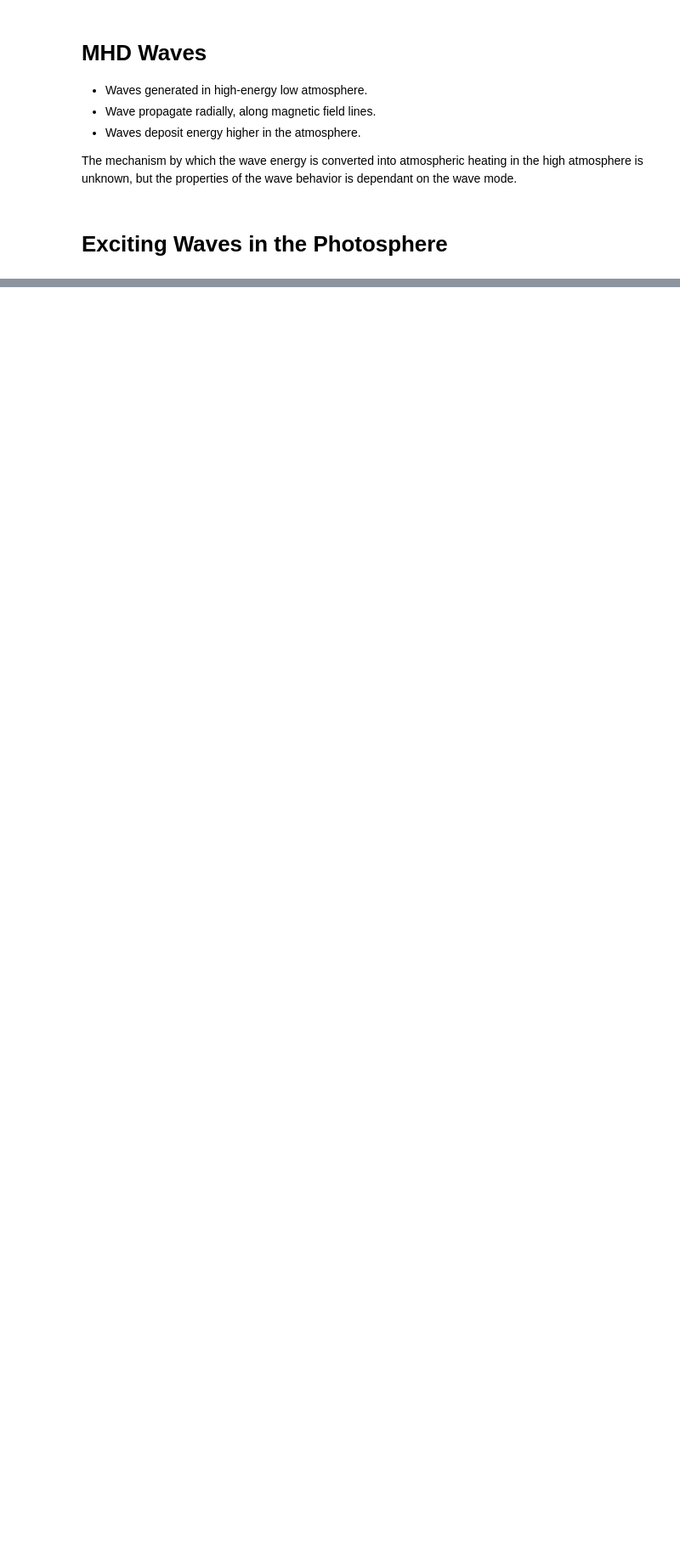
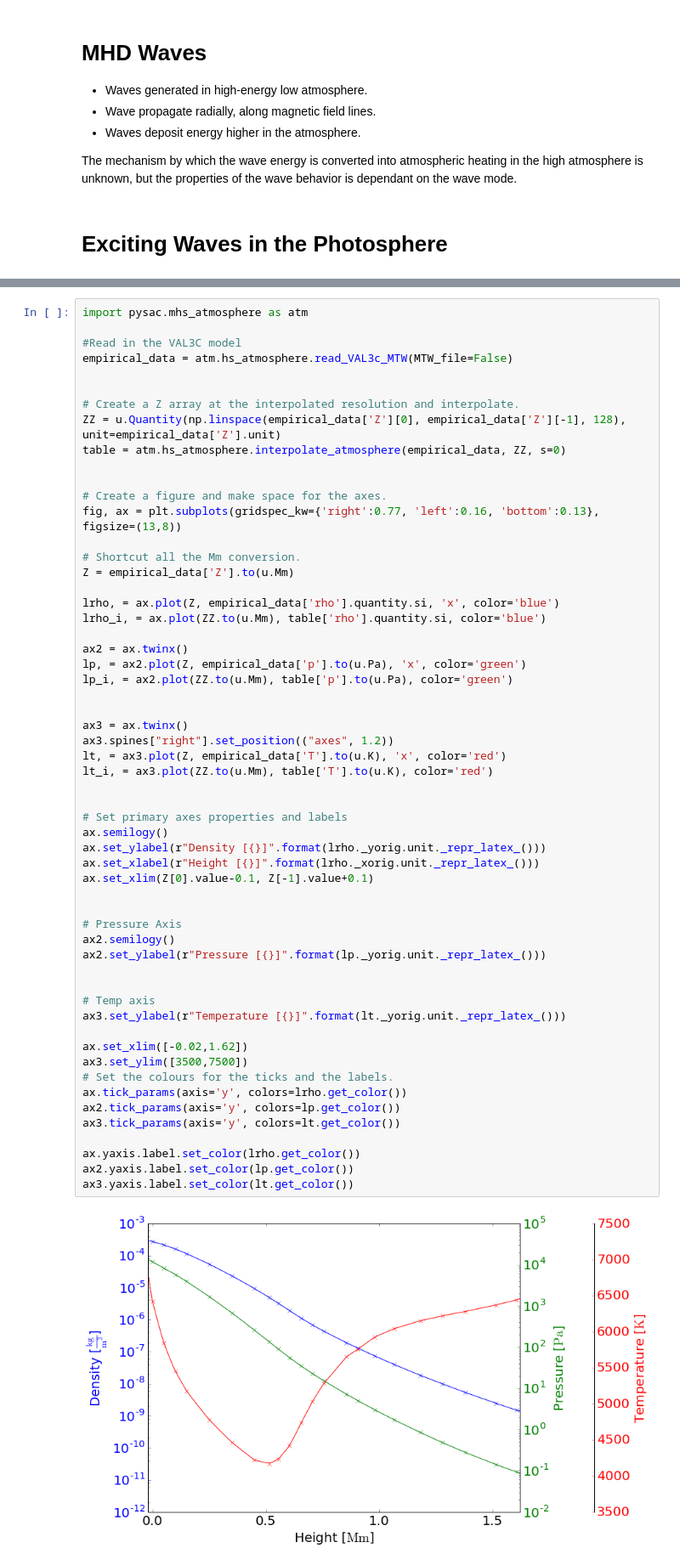
Before and after one commit to Cadair/VivaTalk, a Jupyter notebook: Viva.ipynb, the cells around one changed output, grey strips where cells are left out. Shown at 85% size. Saved outputs shown, nothing was run; the diff lists cells and outputs as text; blank space fills up the shorter version.

Commit message:
More updates, into background model etc.

```diff
--- a/Viva.ipynb
+++ b/Viva.ipynb
@@ -171,0 +216,59 @@ mm.plot()
+# %%
+import pysac.mhs_atmosphere as atm
+
+#Read in the VAL3C model
+empirical_data = atm.hs_atmosphere.read_VAL3c_MTW(MTW_file=False)
+
+
+# Create a Z array at the interpolated resolution and interpolate.
+ZZ = u.Quantity(np.linspace(empirical_data['Z'][0], empirical_data['Z'][-1], 128), unit=empirical_data['Z'].unit)
+table = atm.hs_atmosphere.interpolate_atmosphere(empirical_data, ZZ, s=0)
+
+
+# Create a figure and make space for the axes.
+fig, ax = plt.subplots(gridspec_kw={'right':0.77, 'left':0.16, 'bottom':0.13}, figsize=(13,8))
+
+# Shortcut all the Mm conversion.
+Z = empirical_data['Z'].to(u.Mm)
+
+lrho, = ax.plot(Z, empirical_data['rho'].quantity.si, 'x', color='blue')
+lrho_i, = ax.plot(ZZ.to(u.Mm), table['rho'].quantity.si, color='blue')
+
+ax2 = ax.twinx()
+lp, = ax2.plot(Z, empirical_data['p'].to(u.Pa), 'x', color='green')
+lp_i, = ax2.plot(ZZ.to(u.Mm), table['p'].to(u.Pa), color='green')
+
+
+ax3 = ax.twinx()
+ax3.spines["right"].set_position(("axes", 1.2))
+lt, = ax3.plot(Z, empirical_data['T'].to(u.K), 'x', color='red')
+lt_i, = ax3.plot(ZZ.to(u.Mm), table['T'].to(u.K), color='red')
+
+
+# Set primary axes properties and labels
+ax.semilogy()
+ax.set_ylabel(r"Density [{}]".format(lrho._yorig.unit._repr_latex_()))
+ax.set_xlabel(r"Height [{}]".format(lrho._xorig.unit._repr_latex_()))
+ax.set_xlim(Z[0].value-0.1, Z[-1].value+0.1)
+
+
+# Pressure Axis
+ax2.semilogy()
+ax2.set_ylabel(r"Pressure [{}]".format(lp._yorig.unit._repr_latex_()))
+
+
+# Temp axis
+ax3.set_ylabel(r"Temperature [{}]".format(lt._yorig.unit._repr_latex_()))
+
+ax.set_xlim([-0.02,1.62])
+ax3.set_ylim([3500,7500])
+# Set the colours for the ticks and the labels.
+ax.tick_params(axis='y', colors=lrho.get_color())
+ax2.tick_params(axis='y', colors=lp.get_color())
+ax3.tick_params(axis='y', colors=lt.get_color())
+
+ax.yaxis.label.set_color(lrho.get_color())
+ax2.yaxis.label.set_color(lp.get_color())
+ax3.yaxis.label.set_color(lt.get_color())
+# %% [output]
+[figure, added]
```
Also changed, not shown: parts of 10 cells of this notebook, 1 other file.
